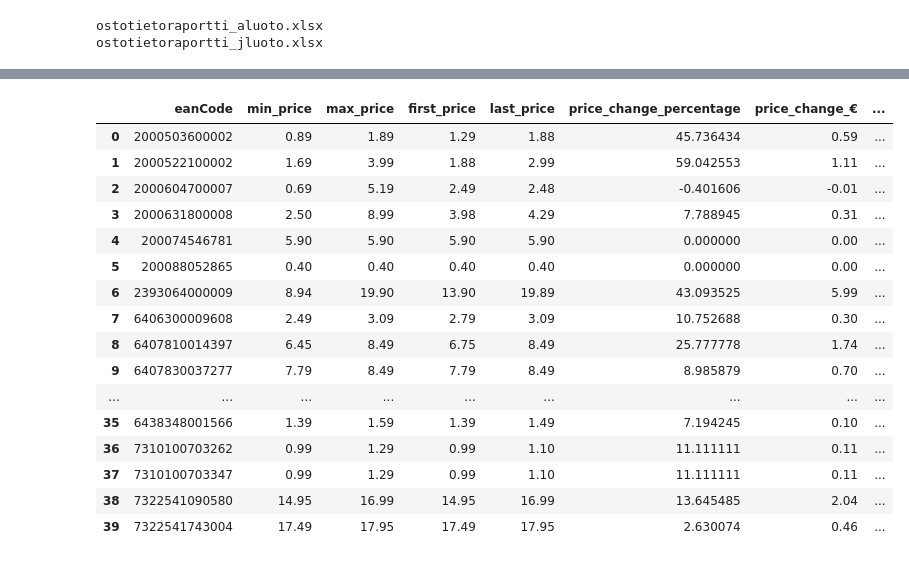
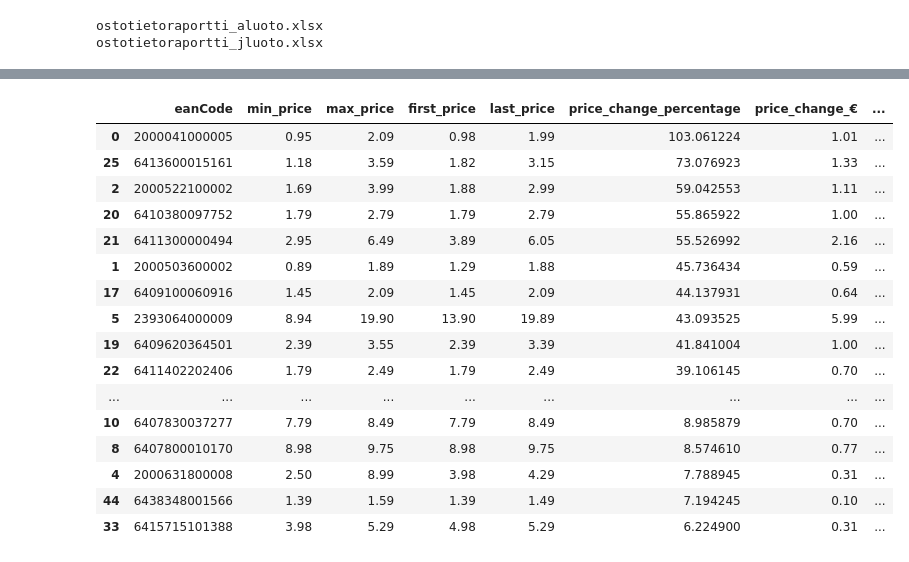
Before and after one commit to AnttiLuoto/data-visualization, a Jupyter notebook: data_processing/data_processing_sryhma_pandas.ipynb, the cells around one changed output, grey strips where cells are left out. Drawn from its saved outputs; the diff is of its cells as text; code cells hidden in the pictures.

```diff
--- a/data_processing/data_processing_sryhma_pandas.ipynb
+++ b/data_processing/data_processing_sryhma_pandas.ipynb
@@ -38,6 +38,7 @@ ostotietoraportti_aluoto.xlsx
 ostotietoraportti_jluoto.xlsx
 # %%
 raw_data['EAN-KOODI'] = raw_data['EAN-KOODI'].astype(str)
+raw_data = raw_data[~raw_data['EAN-KOODI'].isin(['200074546781','200088052865'])]
 # %%
 raw_data.head()
 # %% [output]
@@ -54,7 +55,7 @@ top_products = raw_data\
     .agg({'Myyntihinta €': 'sum', 'TUOTENIMI':'max', 'TUOTERYHMÄ':'max'}) \
     .rename(columns={'Myyntihinta €':'total€'})
 
-top_products = top_products.sort_values(by='total€', ascending=False).reset_index().head(40)
+top_products = top_products.sort_values(by='total€', ascending=False).reset_index().head(50)
 top_eanCodes = top_products['EAN-KOODI'].values
 
 top_products
@@ -164,49 +165,50 @@ price_history_all_products.sample(10)
 # firstPrice, lastPrice, maxPrice, minPrice, priceChange
 
 # Filter raw_data to have top_eanCodes
 
 raw_data_filtered = raw_data[raw_data['EAN-KOODI'].isin(ean_codes)].reset_index(drop=True)
 product_aggregates = raw_data_filtered.groupby(by='EAN-KOODI').agg(
         min_price=('Yksikköhinta € verollinen','min'),
         max_price=('Yksikköhinta € verollinen', 'max'))
 
 first_price_indexes = raw_data_filtered.groupby('EAN-KOODI')['PÄIVÄMÄÄRÄ'].idxmin()
 first_prices = raw_data_filtered.loc[first_price_indexes][['Yksikköhinta € verollinen', 'EAN-KOODI']]
 first_prices = first_prices.rename(columns={'Yksikköhinta € verollinen': 'first_price'})
 
 last_price_indexes = raw_data_filtered.groupby('EAN-KOODI')['PÄIVÄMÄÄRÄ'].idxmax()
 last_prices = raw_data_filtered.loc[last_price_indexes][['Yksikköhinta € verollinen', 'EAN-KOODI']]
 last_prices = last_prices.rename(columns={'Yksikköhinta € verollinen': 'last_price'})
 
 product_aggregates = pd.merge(left=product_aggregates, right=first_prices, on='EAN-KOODI', how='left')
 product_aggregates = pd.merge(left=product_aggregates, right=last_prices, on='EAN-KOODI', how='left')
 
 product_aggregates['price_change_percentage'] = (product_aggregates['last_price'] / product_aggregates['first_price']) * 100 - 100
 
 product_aggregates['price_change_€'] = product_aggregates['last_price'] - product_aggregates['first_price']
 
 product_aggregates = product_aggregates.rename(columns={'EAN-KOODI': 'eanCode'})
 product_aggregates = pd.merge(left=product_aggregates, right=D_Product, on='eanCode', how='left')
+product_aggregates.sort_values(by='price_change_percentage', ascending=False, inplace=True)
 product_aggregates.head(40)
 # Calculate each aggregate kpi
 # %% [output]
 |  | eanCode | min_price | max_price | first_price | last_price | price_change_percentage | price_change_€ | ... |
-| 0 | 2000503600002 | 0.89 | 1.89 | 1.29 | 1.88 | 45.736434 | 0.59 | ... |
-| 1 | 2000522100002 | 1.69 | 3.99 | 1.88 | 2.99 | 59.042553 | 1.11 | ... |
-| 2 | 2000604700007 | 0.69 | 5.19 | 2.49 | 2.48 | -0.401606 | -0.01 | ... |
-| 3 | 2000631800008 | 2.50 | 8.99 | 3.98 | 4.29 | 7.788945 | 0.31 | ... |
-| 4 | 200074546781 | 5.90 | 5.90 | 5.90 | 5.90 | 0.000000 | 0.00 | ... |
-| 5 | 200088052865 | 0.40 | 0.40 | 0.40 | 0.40 | 0.000000 | 0.00 | ... |
-| 6 | 2393064000009 | 8.94 | 19.90 | 13.90 | 19.89 | 43.093525 | 5.99 | ... |
-| 7 | 6406300009608 | 2.49 | 3.09 | 2.79 | 3.09 | 10.752688 | 0.30 | ... |
-| 8 | 6407810014397 | 6.45 | 8.49 | 6.75 | 8.49 | 25.777778 | 1.74 | ... |
-| 9 | 6407830037277 | 7.79 | 8.49 | 7.79 | 8.49 | 8.985879 | 0.70 | ... |
+| 0 | 2000041000005 | 0.95 | 2.09 | 0.98 | 1.99 | 103.061224 | 1.01 | ... |
+| 25 | 6413600015161 | 1.18 | 3.59 | 1.82 | 3.15 | 73.076923 | 1.33 | ... |
+| 2 | 2000522100002 | 1.69 | 3.99 | 1.88 | 2.99 | 59.042553 | 1.11 | ... |
+| 20 | 6410380097752 | 1.79 | 2.79 | 1.79 | 2.79 | 55.865922 | 1.00 | ... |
+| 21 | 6411300000494 | 2.95 | 6.49 | 3.89 | 6.05 | 55.526992 | 2.16 | ... |
+| 1 | 2000503600002 | 0.89 | 1.89 | 1.29 | 1.88 | 45.736434 | 0.59 | ... |
+| 17 | 6409100060916 | 1.45 | 2.09 | 1.45 | 2.09 | 44.137931 | 0.64 | ... |
+| 5 | 2393064000009 | 8.94 | 19.90 | 13.90 | 19.89 | 43.093525 | 5.99 | ... |
+| 19 | 6409620364501 | 2.39 | 3.55 | 2.39 | 3.39 | 41.841004 | 1.00 | ... |
+| 22 | 6411402202406 | 1.79 | 2.49 | 1.79 | 2.49 | 39.106145 | 0.70 | ... |
 | ... | ... | ... | ... | ... | ... | ... | ... | ... |
-| 35 | 6438348001566 | 1.39 | 1.59 | 1.39 | 1.49 | 7.194245 | 0.10 | ... |
-| 36 | 7310100703262 | 0.99 | 1.29 | 0.99 | 1.10 | 11.111111 | 0.11 | ... |
-| 37 | 7310100703347 | 0.99 | 1.29 | 0.99 | 1.10 | 11.111111 | 0.11 | ... |
-| 38 | 7322541090580 | 14.95 | 16.99 | 14.95 | 16.99 | 13.645485 | 2.04 | ... |
-| 39 | 7322541743004 | 17.49 | 17.95 | 17.49 | 17.95 | 2.630074 | 0.46 | ... |
+| 10 | 6407830037277 | 7.79 | 8.49 | 7.79 | 8.49 | 8.985879 | 0.70 | ... |
+| 8 | 6407800010170 | 8.98 | 9.75 | 8.98 | 9.75 | 8.574610 | 0.77 | ... |
+| 4 | 2000631800008 | 2.50 | 8.99 | 3.98 | 4.29 | 7.788945 | 0.31 | ... |
+| 44 | 6438348001566 | 1.39 | 1.59 | 1.39 | 1.49 | 7.194245 | 0.10 | ... |
+| 33 | 6415715101388 | 3.98 | 5.29 | 4.98 | 5.29 | 6.224900 | 0.31 | ... |
 # %%
 import seaborn as sns
 def plot_product_prices(price_history_all_products:pd.DataFrame) ->None:
```
Also changed, not shown: parts of 6 cells of this notebook, 7 other files.
